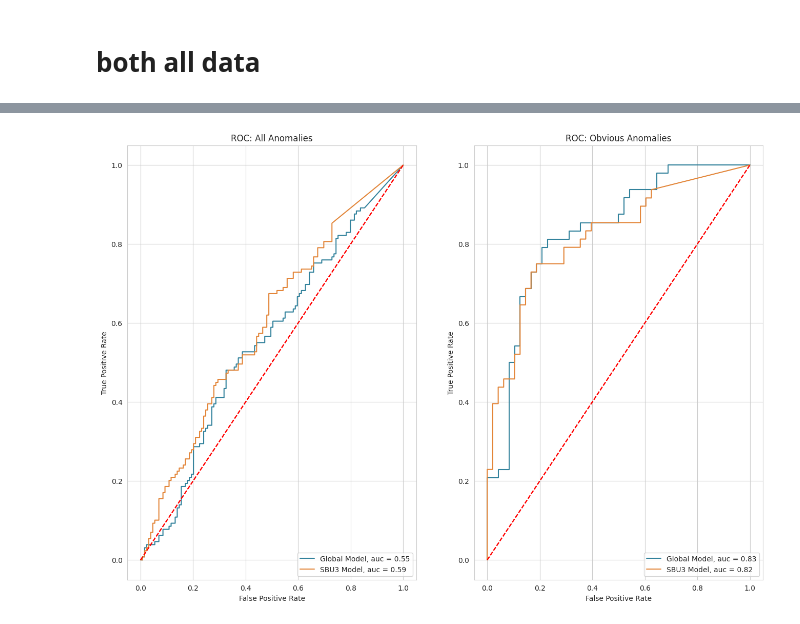
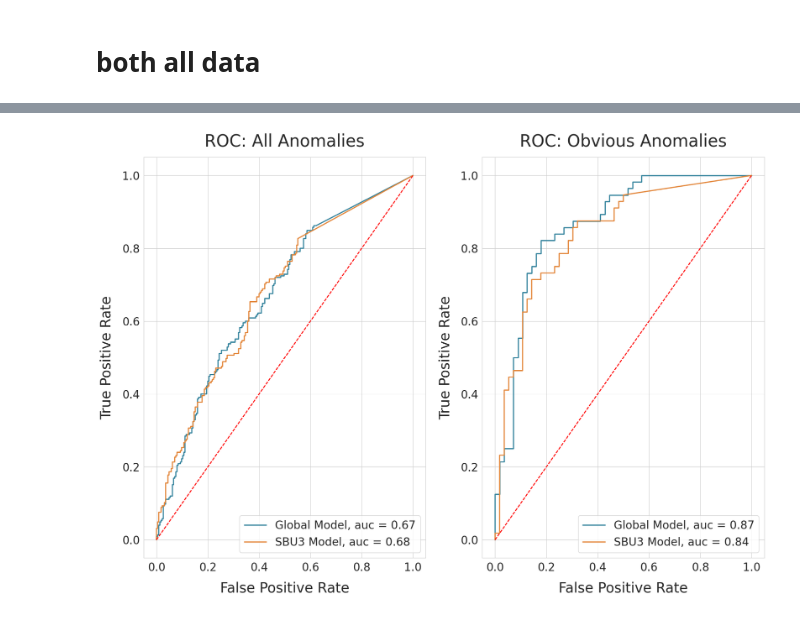
Before and after one commit to klusertim/heronWorkspace, a Jupyter notebook: 2_postProcessing/postProcess2.ipynb, the cells around one changed output, grey strips where cells are left out. Saved outputs shown, nothing was run; the diff lists cells and outputs as text; code cells hidden in the pictures.

Commit message:
added post processing graphics

```diff
--- a/2_postProcessing/postProcess2.ipynb
+++ b/2_postProcessing/postProcess2.ipynb
@@ -85,8 +93,8 @@ startState = dict(
     lossFn = "L1"
 )
 
-checkPointGlobal = "/data/tim/heronWorkspace/logs/BasicCAE1/version_3/checkpoints/epoch=14-step=40770.ckpt"
-checkPointSBU3 = "/data/tim/heronWorkspace/logs/BasicCAE1/version_12/checkpoints/epoch=24-step=4825.ckpt"
+# checkPointGlobal = "/data/tim/heronWorkspace/logs/BasicCAE1/version_3/checkpoints/epoch=14-step=40770.ckpt"
+# checkPointSBU3 = "/data/tim/heronWorkspace/logs/BasicCAE1/version_12/checkpoints/epoch=24-step=4825.ckpt"
 
  # uniform dist on loc, loc+scale -> uniform(loc, scale) #threshold for zeroing out the image
 
@@ -94,7 +102,7 @@ checkPointSBU3 = "/data/tim/heronWorkspace/logs/BasicCAE1/version_12/checkpoints
 sumValsListAll = []
 lblValsListAll = []
 
-for ckpt in [checkPointGlobal, checkPointSBU3]:
+for ckpt in [CheckPoints.bestGlobal, CheckPoints.bestSBU3]:
     sumVals, lblVals = PostProcess.computeSum(params=startState, loaderParams=loaderParams, checkPoint = ckpt)
     sumValsListAll.append(sumVals)
     lblValsListAll.append(lblVals)
@@ -180,16 +194,13 @@ startState = dict(
     lossFn = "L1"
 )
 
-checkPointGlobal = "/data/tim/heronWorkspace/logs/BasicCAE1/version_3/checkpoints/epoch=14-step=40770.ckpt"
-checkPointSBU3 = "/data/tim/heronWorkspace/logs/BasicCAE1/version_12/checkpoints/epoch=24-step=4825.ckpt"
-
  # uniform dist on loc, loc+scale -> uniform(loc, scale) #threshold for zeroing out the image
 
 
 sumValsListAll = []
 lblValsListAll = []
 
-for ckpt in [checkPointGlobal, checkPointSBU3]:
+for ckpt in [CheckPoints.bestGlobal, CheckPoints.bestSBU3]:
     sumVals, lblVals = PostProcess.computeSum(params=startState, loaderParams=loaderParams, checkPoint = ckpt)
     sumValsListAll.append(sumVals)
     lblValsListAll.append(lblVals)
@@ -197,7 +208,7 @@ for ckpt in [checkPointGlobal, checkPointSBU3]:
 loaderParams["anomalyObviousness"] = "obvious"
 sumValsListObv = []
 lblValsListObv= []
-for ckpt in [checkPointGlobal, checkPointSBU3]:
+for ckpt in [CheckPoints.bestGlobal, CheckPoints.bestSBU3]:
     sumVals, lblVals = PostProcess.computeSum(params=startState, loaderParams=loaderParams, checkPoint = ckpt)
     sumValsListObv.append(sumVals)
     lblValsListObv.append(lblVals)
@@ -428,38 +451,43 @@ Length of dataset: 96
 {'cameras': ['GBU1', 'GBU4', 'KBU2', 'PSU1', 'PSU2', 'PSU3', 'SBU3', 'SGN1'], 'balanced': True, 'distinctCAETraining': False, 'gaussianFilterSize': 5, 'gaussianFilterSigma': 5, 'filter': 'MinFilter',  ...
 successfully computed sumVals and lblVals
 # %%
-fig, ax = plt.subplots(1, 2, figsize = (16,11))
+fig, ax = plt.subplots(1, 2, figsize = (20,13))
 for i, (sumVals, lblVals) in enumerate(zip(sumValsListAll, lblValsListAll)):
     fpr, tpr, thresholds = roc_curve(lblVals, sumVals)
     roc_auc = roc_auc_score(lblVals, sumVals)
     if i == 0:
-        ax[0].plot(fpr, tpr, label=f'Global Model, auc = {roc_auc:0.2f}')
+        ax[0].plot(fpr, tpr, label=f'Global Model, auc = {roc_auc:0.2f}', linewidth=2)
     else:
-        ax[0].plot(fpr, tpr, label=f'SBU3 Model, auc = {roc_auc:0.2f}')
+        ax[0].plot(fpr, tpr, label=f'SBU3 Model, auc = {roc_auc:0.2f}', linewidth=2)
 
     ax[0].plot([0, 1], [0, 1],'r--')
-    ax[0].set_xlabel('False Positive Rate')
-    ax[0].set_ylabel('True Positive Rate')
-    ax[0].set_title('ROC: All Anomalies')
-    ax[0].legend(loc="lower right")
+
+    ax[0].set_title('ROC: All Anomalies', size=30, pad=20)
+    # ax[0].legend(fontsize='15', loc="lower right")
+
+    # ax[0].legend(loc="lower right")
 
 
 
 for i, (sumVals, lblVals) in enumerate(zip(sumValsListObv, lblValsListObv)):
     fpr, tpr, thresholds = roc_curve(lblVals, sumVals)
     roc_auc = roc_auc_score(lblVals, sumVals)
     if i == 0:
-        ax[1].plot(fpr, tpr, label=f'Global Model, auc = {roc_auc:0.2f}')
+        ax[1].plot(fpr, tpr, label=f'Global Model, auc = {roc_auc:0.2f}', linewidth=2)
     else:
-        ax[1].plot(fpr, tpr, label=f'SBU3 Model, auc = {roc_auc:0.2f}')
+        ax[1].plot(fpr, tpr, label=f'SBU3 Model, auc = {roc_auc:0.2f}', linewidth=2)
 
     ax[1].plot([0, 1], [0, 1],'r--')
-    ax[1].set_xlabel('False Positive Rate')
-    ax[1].set_ylabel('True Positive Rate')
-    ax[1].set_title('ROC: Obvious Anomalies')
-    ax[1].legend(loc="lower right")
 
-plt.legend(loc="lower right")
+    ax[1].set_title('ROC: Obvious Anomalies', size=30, pad=20)
+
+
+for a in ax:
+    a.set_xlabel(xlabel='False Positive Rate', fontsize=25, labelpad=15)
+    a.set_ylabel(ylabel='True Positive Rate', fontsize=25, labelpad=15)
+    a.tick_params(labelsize=20)
+    a.legend(fontsize='20', loc="lower right")
+
 plt.show()
 # %% [output]
-[figure, old version]
+[figure, new version]
```
Also changed, not shown: parts of 12 cells of this notebook, 3 other files.
